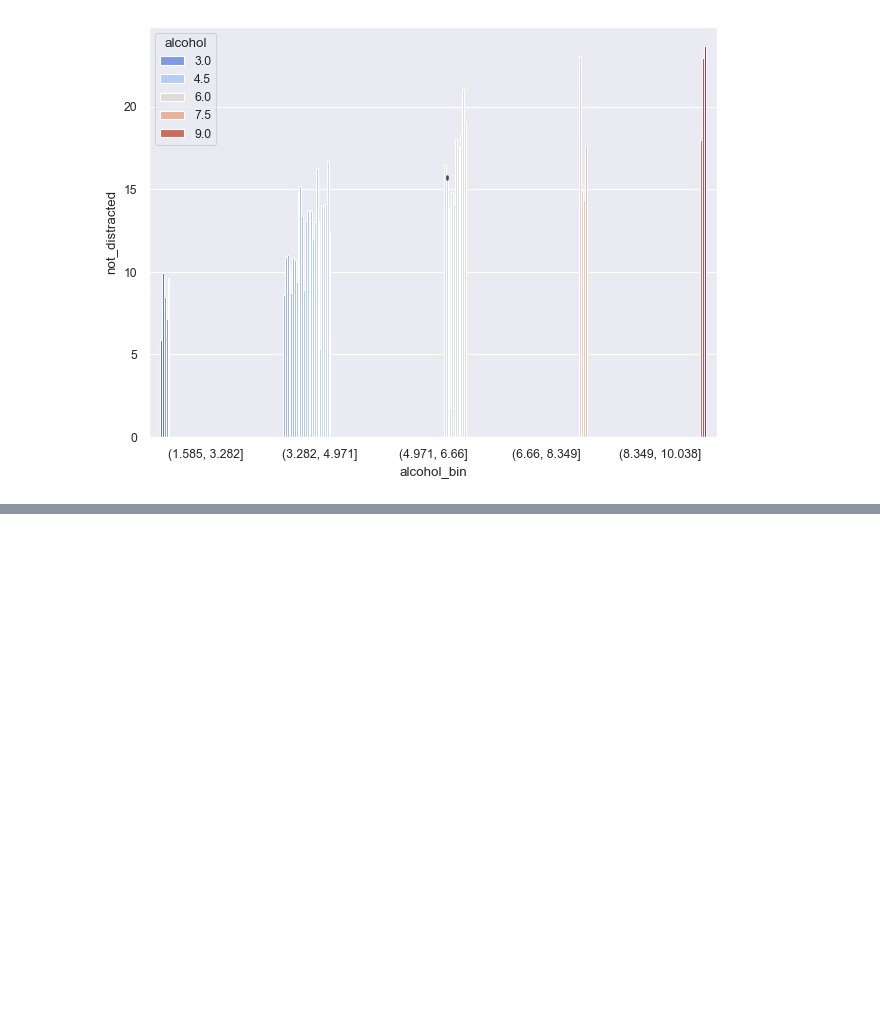
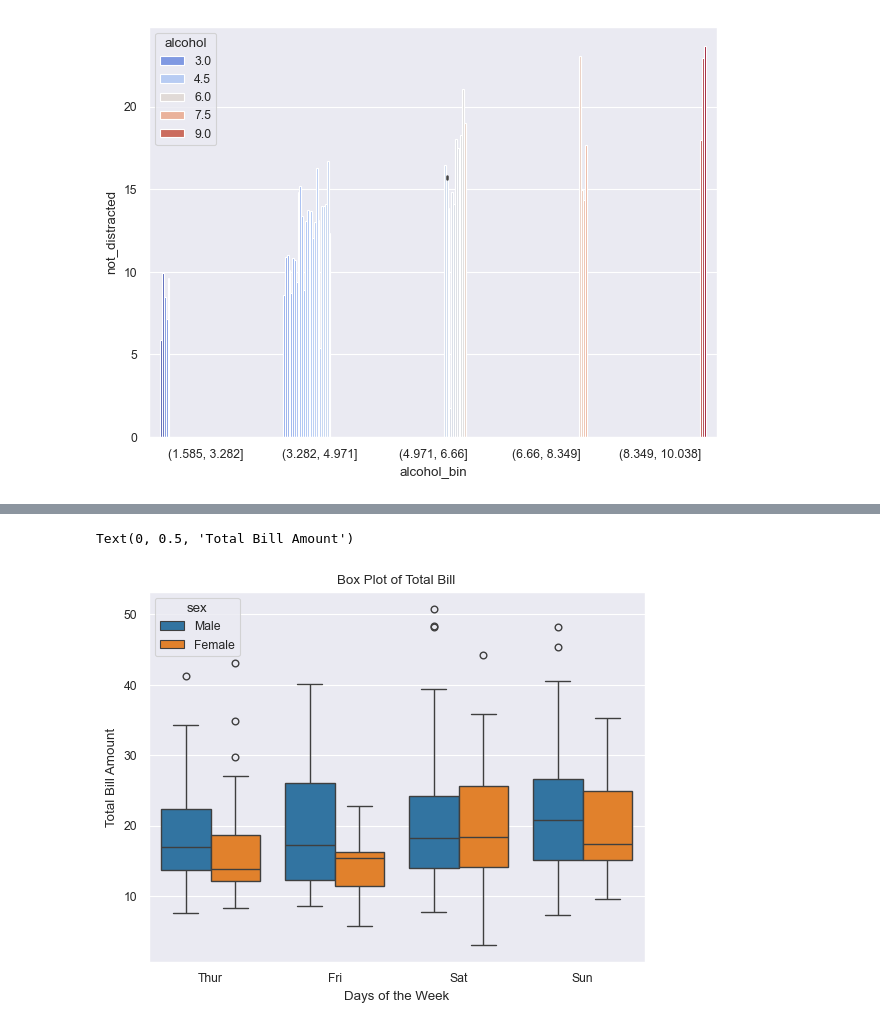
Before and after one commit to Nevin100/Data-Visualization-with-Seaborn, a Jupyter notebook: seaborn.ipynb, the cells around one changed output, grey strips where cells are left out. Cells and saved outputs as stored; diff of their text form; code cells hidden in the pictures; blank space fills up the shorter version.

```diff
--- a/seaborn.ipynb
+++ b/seaborn.ipynb
@@ -122,0 +154,11 @@ plt.tight_layout()
+# %%
+# Box Plot : --> to visualize the distribution of a numerical variable across different categories.
+# It shows the median, quartiles, and outliers of a numerical variable for each category
+
+sns.boxplot(x='day', y='total_bill', data=tips_df, hue='sex')
+plt.title('Box Plot of Total Bill')
+plt.xlabel('Days of the Week')
+plt.ylabel('Total Bill Amount')
+# %% [output]
+Text(0, 0.5, 'Total Bill Amount')
+[figure, added]
```
Also changed, not shown: parts of 5 cells of this notebook.
